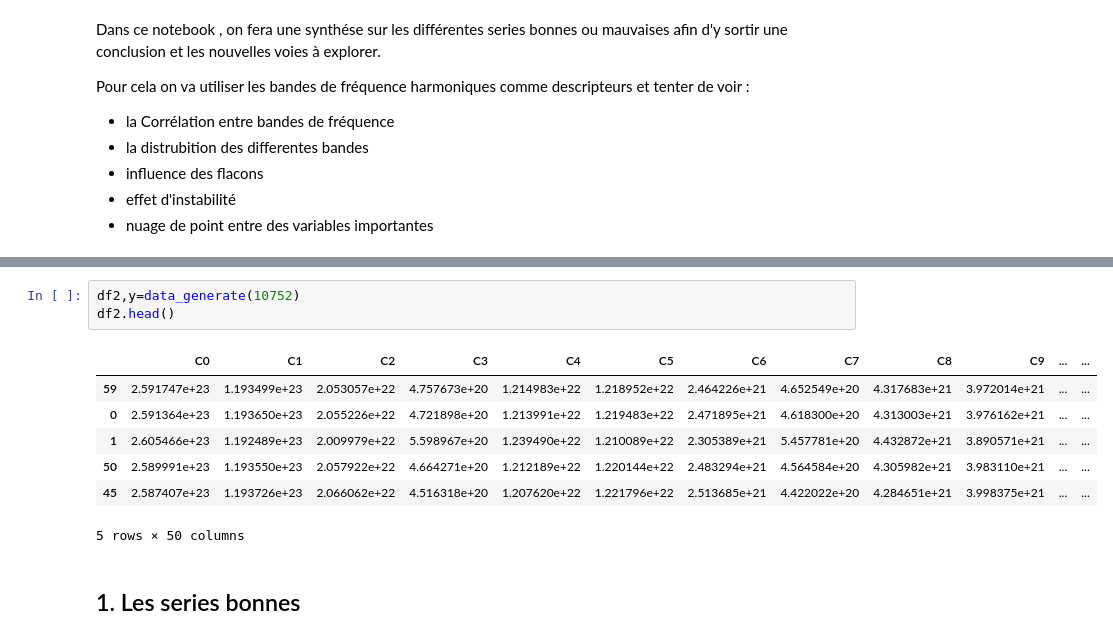
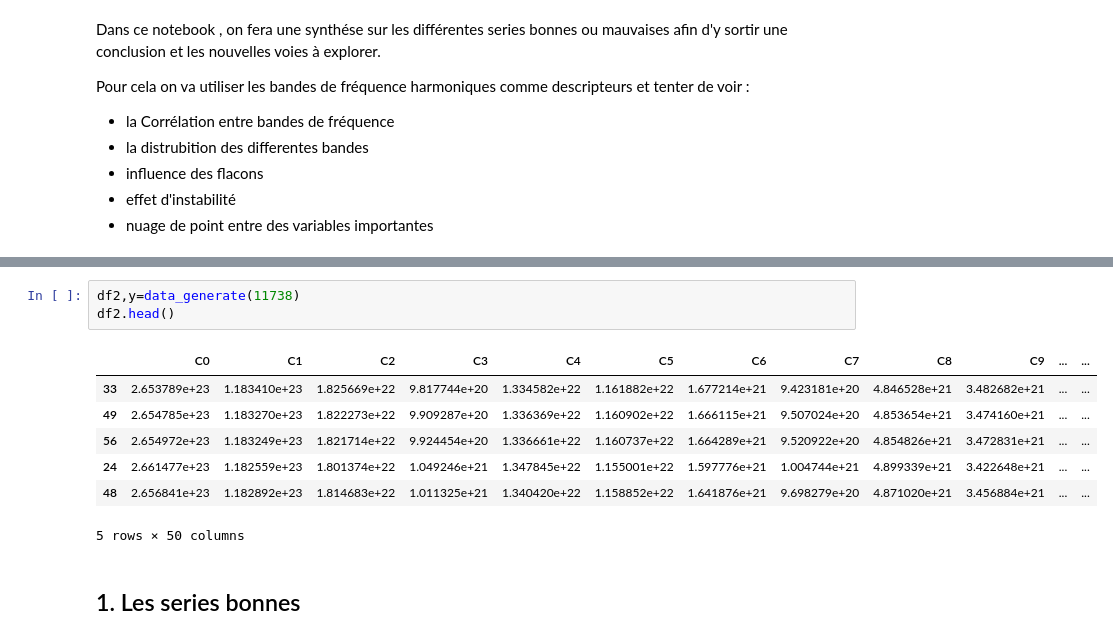
Before and after one commit to mouride44/Classification-of-biological-samples-by-audio, a Jupyter notebook: synthese.ipynb, the cells around one changed output, grey strips where cells are left out. Drawn from its saved outputs; the diff is of its cells as text.

```diff
--- a/synthese.ipynb
+++ b/synthese.ipynb
@@ -66,15 +71,15 @@ def matrix_correlation(reg):
   sns.heatmap(df2.iloc[:,:20].corr(), linewidths=0.1, vmax=1.0, square=True, cmap=colormap, linecolor='white',
                        annot=True)
 # %%
-df2,y=data_generate(10752)
+df2,y=data_generate(11738)
 df2.head()
 # %% [output]
 |  | C0 | C1 | C2 | C3 | C4 | C5 | C6 | C7 | C8 | C9 | ... | ... |
-| 59 | 2.591747e+23 | 1.193499e+23 | 2.053057e+22 | 4.757673e+20 | 1.214983e+22 | 1.218952e+22 | 2.464226e+21 | 4.652549e+20 | 4.317683e+21 | 3.972014e+21 | ... | ... |
-| 0 | 2.591364e+23 | 1.193650e+23 | 2.055226e+22 | 4.721898e+20 | 1.213991e+22 | 1.219483e+22 | 2.471895e+21 | 4.618300e+20 | 4.313003e+21 | 3.976162e+21 | ... | ... |
-| 1 | 2.605466e+23 | 1.192489e+23 | 2.009979e+22 | 5.598967e+20 | 1.239490e+22 | 1.210089e+22 | 2.305389e+21 | 5.457781e+20 | 4.432872e+21 | 3.890571e+21 | ... | ... |
-| 50 | 2.589991e+23 | 1.193550e+23 | 2.057922e+22 | 4.664271e+20 | 1.212189e+22 | 1.220144e+22 | 2.483294e+21 | 4.564584e+20 | 4.305982e+21 | 3.983110e+21 | ... | ... |
-| 45 | 2.587407e+23 | 1.193726e+23 | 2.066062e+22 | 4.516318e+20 | 1.207620e+22 | 1.221796e+22 | 2.513685e+21 | 4.422022e+20 | 4.284651e+21 | 3.998375e+21 | ... | ... |
+| 33 | 2.653789e+23 | 1.183410e+23 | 1.825669e+22 | 9.817744e+20 | 1.334582e+22 | 1.161882e+22 | 1.677214e+21 | 9.423181e+20 | 4.846528e+21 | 3.482682e+21 | ... | ... |
+| 49 | 2.654785e+23 | 1.183270e+23 | 1.822273e+22 | 9.909287e+20 | 1.336369e+22 | 1.160902e+22 | 1.666115e+21 | 9.507024e+20 | 4.853654e+21 | 3.474160e+21 | ... | ... |
+| 56 | 2.654972e+23 | 1.183249e+23 | 1.821714e+22 | 9.924454e+20 | 1.336661e+22 | 1.160737e+22 | 1.664289e+21 | 9.520922e+20 | 4.854826e+21 | 3.472831e+21 | ... | ... |
+| 24 | 2.661477e+23 | 1.182559e+23 | 1.801374e+22 | 1.049246e+21 | 1.347845e+22 | 1.155001e+22 | 1.597776e+21 | 1.004744e+21 | 4.899339e+21 | 3.422648e+21 | ... | ... |
+| 48 | 2.656841e+23 | 1.182892e+23 | 1.814683e+22 | 1.011325e+21 | 1.340420e+22 | 1.158852e+22 | 1.641876e+21 | 9.698279e+20 | 4.871020e+21 | 3.456884e+21 | ... | ... |
 5 rows × 50 columns
 # %% [markdown]
 ## 1. Les series bonnes
```
Also changed, not shown: parts of 10 cells of this notebook.
